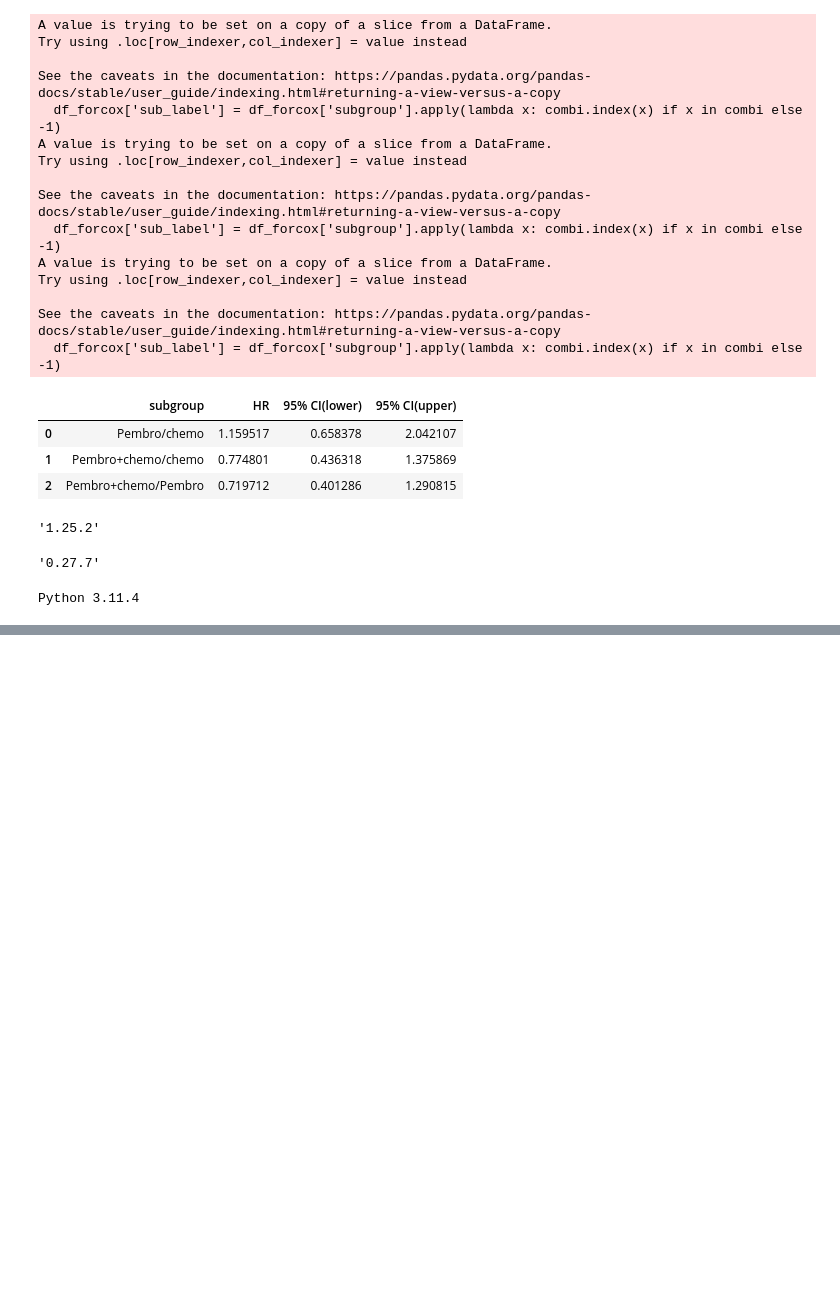
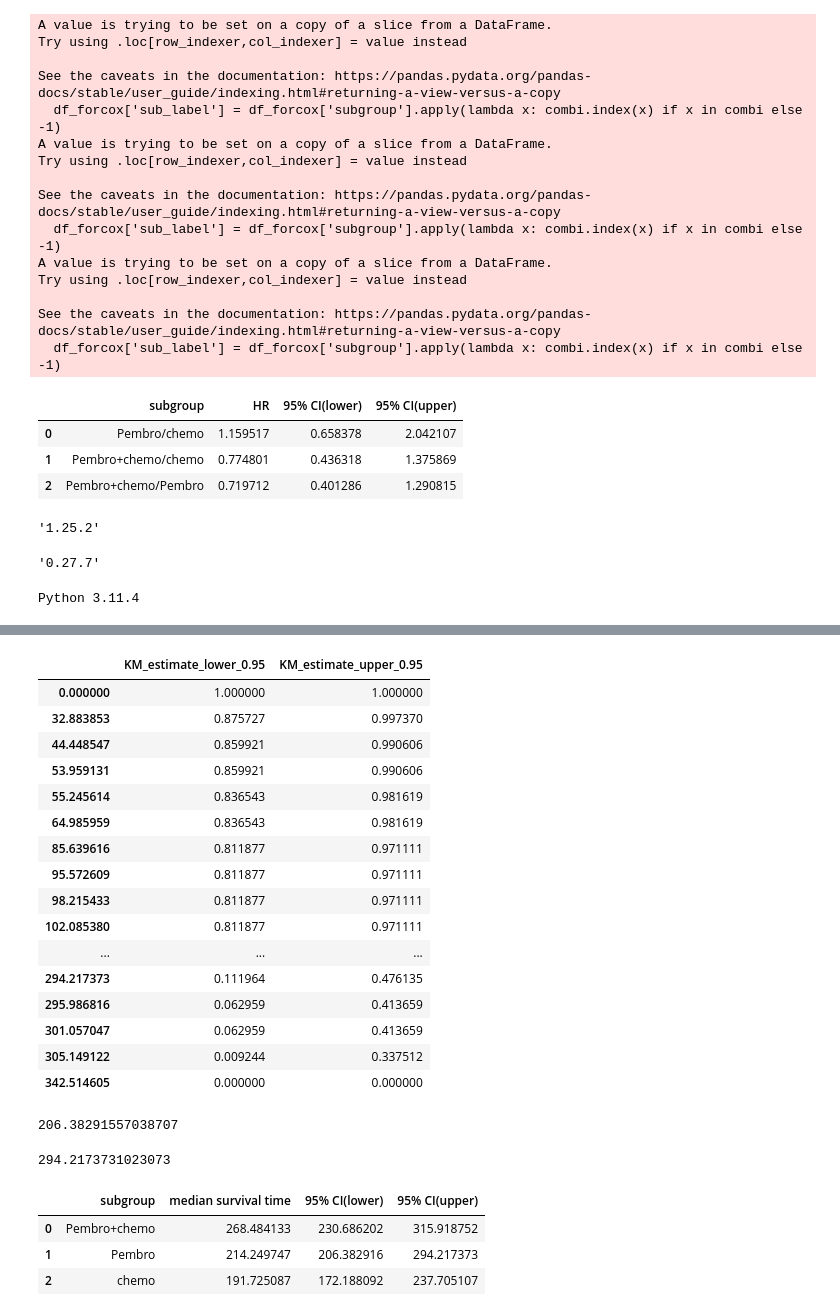
Before and after one commit to oceanvntp/KaplanMeier_curve_app, a Jupyter notebook: 設計用.ipynb, the cells around one changed output, grey strips where cells are left out. Cells and saved outputs as stored; diff of their text form; code cells hidden in the pictures; blank space fills up the shorter version.

```diff
--- a/設計用.ipynb
+++ b/設計用.ipynb
@@ -396,0 +432,20 @@ Python 3.11.4
+# %%
+kmf.confidence_interval_
+# %% [output]
+|  | KM_estimate_lower_0.95 | KM_estimate_upper_0.95 |
+| 0.000000 | 1.000000 | 1.000000 |
+| 32.883853 | 0.875727 | 0.997370 |
+| 44.448547 | 0.859921 | 0.990606 |
+| 53.959131 | 0.859921 | 0.990606 |
+| 55.245614 | 0.836543 | 0.981619 |
+| 64.985959 | 0.836543 | 0.981619 |
+| 85.639616 | 0.811877 | 0.971111 |
+| 95.572609 | 0.811877 | 0.971111 |
+| 98.215433 | 0.811877 | 0.971111 |
+| 102.085380 | 0.811877 | 0.971111 |
+| ... | ... | ... |
+| 294.217373 | 0.111964 | 0.476135 |
+| 295.986816 | 0.062959 | 0.413659 |
+| 301.057047 | 0.062959 | 0.413659 |
+| 305.149122 | 0.009244 | 0.337512 |
+| 342.514605 | 0.000000 | 0.000000 |
@@ -396,0 +455,8 @@ Python 3.11.4
+# %%
+median_ci.iloc[0, 0]
+# %% [output]
+206.38291557038707
+# %%
+median_ci.iloc[0, 1]
+# %% [output]
+294.2173731023073
@@ -396,0 +488,7 @@ Python 3.11.4
+# %%
+median_duration(df_e)
+# %% [output]
+|  | subgroup | median survival time | 95% CI(lower) | 95% CI(upper) |
+| 0 | Pembro+chemo | 268.484133 | 230.686202 | 315.918752 |
+| 1 | Pembro | 214.249747 | 206.382916 | 294.217373 |
+| 2 | chemo | 191.725087 | 172.188092 | 237.705107 |
```
Also changed, not shown: parts of 7 cells of this notebook, 4 other files.
